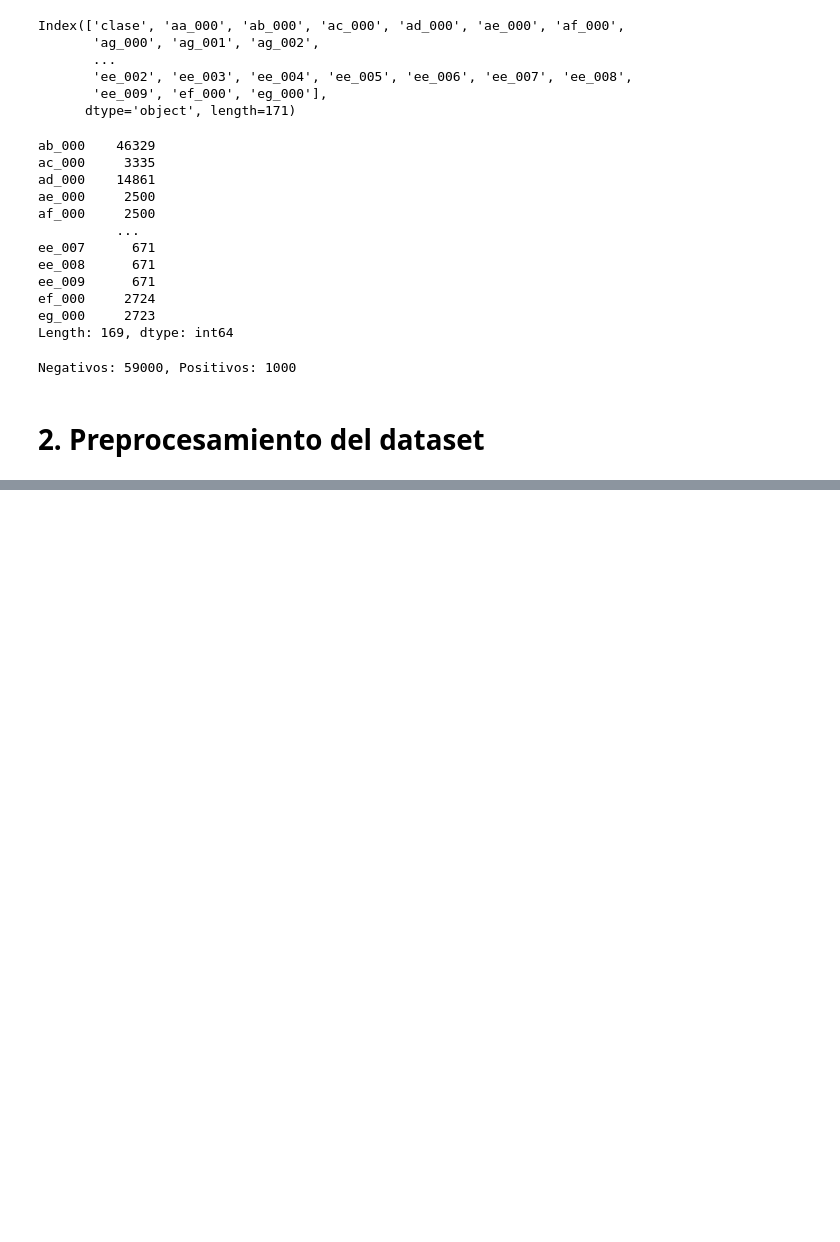
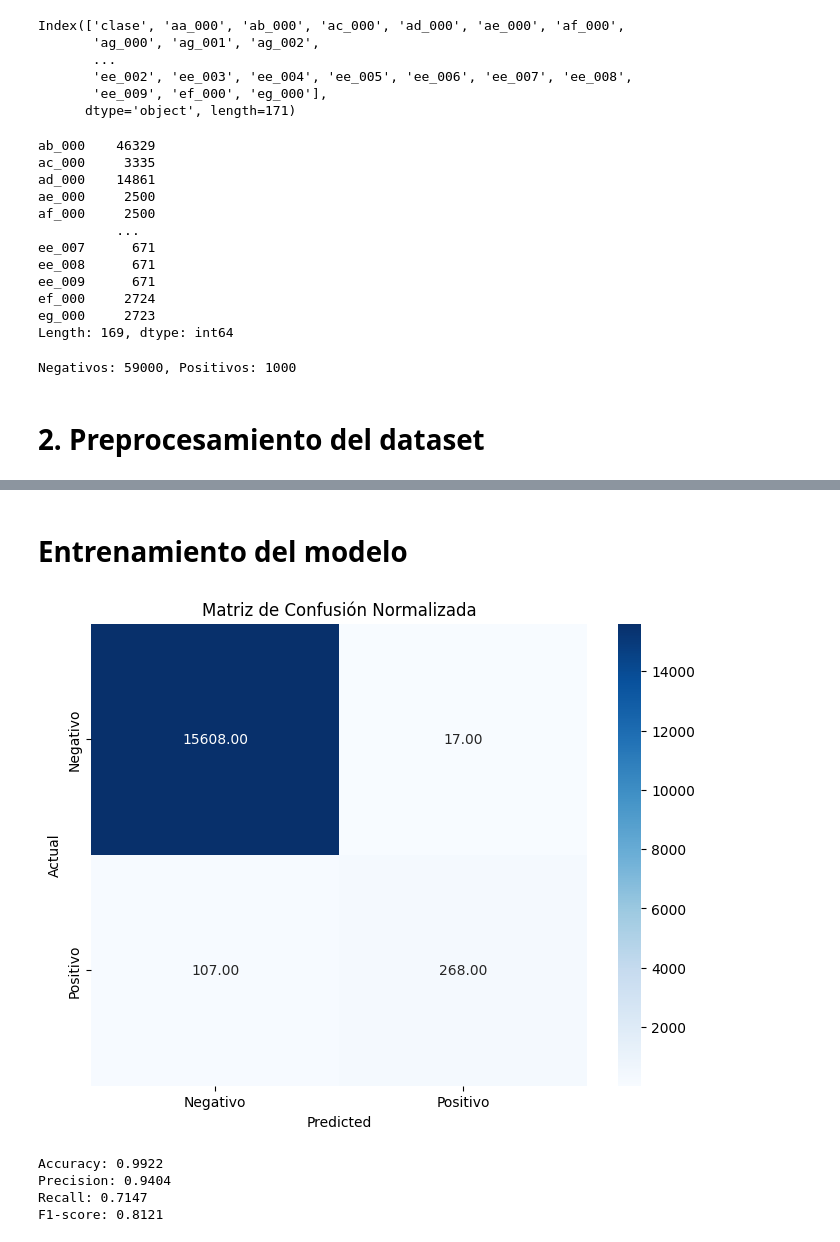
Before and after one commit to marcohinojosag/IA_MKTR, a Jupyter notebook: cod.ipynb, the cells around one changed output, grey strips where cells are left out. Drawn from its saved outputs; the diff is of its cells as text; code cells hidden in the pictures; blank space fills up the shorter version.

```diff
--- a/cod.ipynb
+++ b/cod.ipynb
@@ -107,0 +223,3 @@ Negativos: 59000, Positivos: 1000
+# %%
+df_clean["clase"] = df_clean["clase"].map({"neg": 0, "pos": 1})
+print(df_clean.head(5))
@@ -107,0 +244,2 @@ Negativos: 59000, Positivos: 1000
+# %%
+df_clean = df_clean.replace("na", np.nan)
@@ -107,0 +251,6 @@ Negativos: 59000, Positivos: 1000
+# %%
+test.rename(columns={'class': 'clase'}, inplace=True)
+test_clean = test.drop(columns=cols_eliminar)
+test_clean["clase"] = test_clean["clase"].map({"neg": 0, "pos": 1})
+test_clean = test_clean.replace("na", np.nan)
+print(test_clean.head(5))
@@ -107,0 +275,51 @@ Negativos: 59000, Positivos: 1000
+# %% [markdown]
+# **Entrenamiento del modelo**
+# %%
+x_train = df_clean.drop(columns=['clase'])
+y_train = df_clean['clase']
+x_test = test_clean.drop(columns=['clase'])
+y_test = test_clean['clase']
+# %%
+from sklearn.ensemble import RandomForestClassifier
+from sklearn.metrics import confusion_matrix, accuracy_score, precision_score, recall_score, f1_score
+import seaborn as sns
+
+from sklearn.preprocessing import StandardScaler, MinMaxScaler
+scaler = MinMaxScaler()
+x_train = scaler.fit_transform(x_train)
+x_test = scaler.transform(x_test)
+
+# Inicialización y entrenamiento del modelo
+model = RandomForestClassifier(random_state=100)
+model.fit(x_train, y_train)
+
+# Predicciones sobre el conjunto de prueba
+y_pred = model.predict(x_test)
+
+# Cálculo de la matriz de confusión
+cm = confusion_matrix(y_test, y_pred)
+
+# Visualización de la matriz de confusión normalizada
+plt.figure(figsize=(8, 6))
+sns.heatmap(cm, annot=True, fmt='.2f', cmap='Blues', xticklabels=['Negativo', 'Positivo'], yticklabels=['Negativo', 'Positivo'])
+plt.xlabel('Predicted')
+plt.ylabel('Actual')
+plt.title('Matriz de Confusión Normalizada')
+plt.show()
+
+# Cálculo e impresión de otras métricas
+accuracy = accuracy_score(y_test, y_pred)
+precision = precision_score(y_test, y_pred)
+recall = recall_score(y_test, y_pred)
+f1 = f1_score(y_test, y_pred)
+
+print(f"Accuracy: {accuracy:.4f}")
+print(f"Precision: {precision:.4f}")
+print(f"Recall: {recall:.4f}")
+print(f"F1-score: {f1:.4f}")
+# %% [output]
+[figure, added]
+Accuracy: 0.9922
+Precision: 0.9404
+Recall: 0.7147
+F1-score: 0.8121
```
Also changed, not shown: parts of 13 cells of this notebook.
